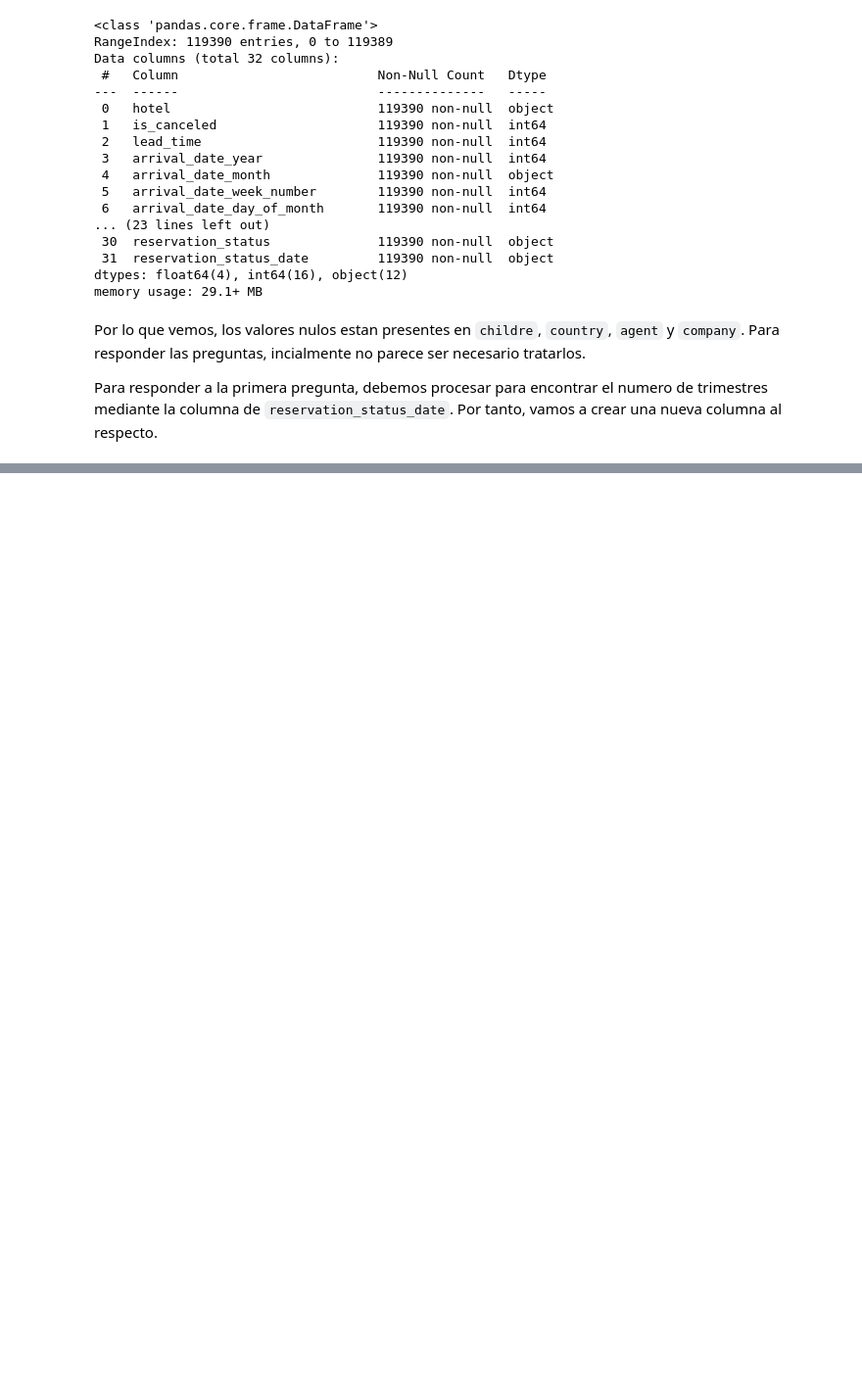
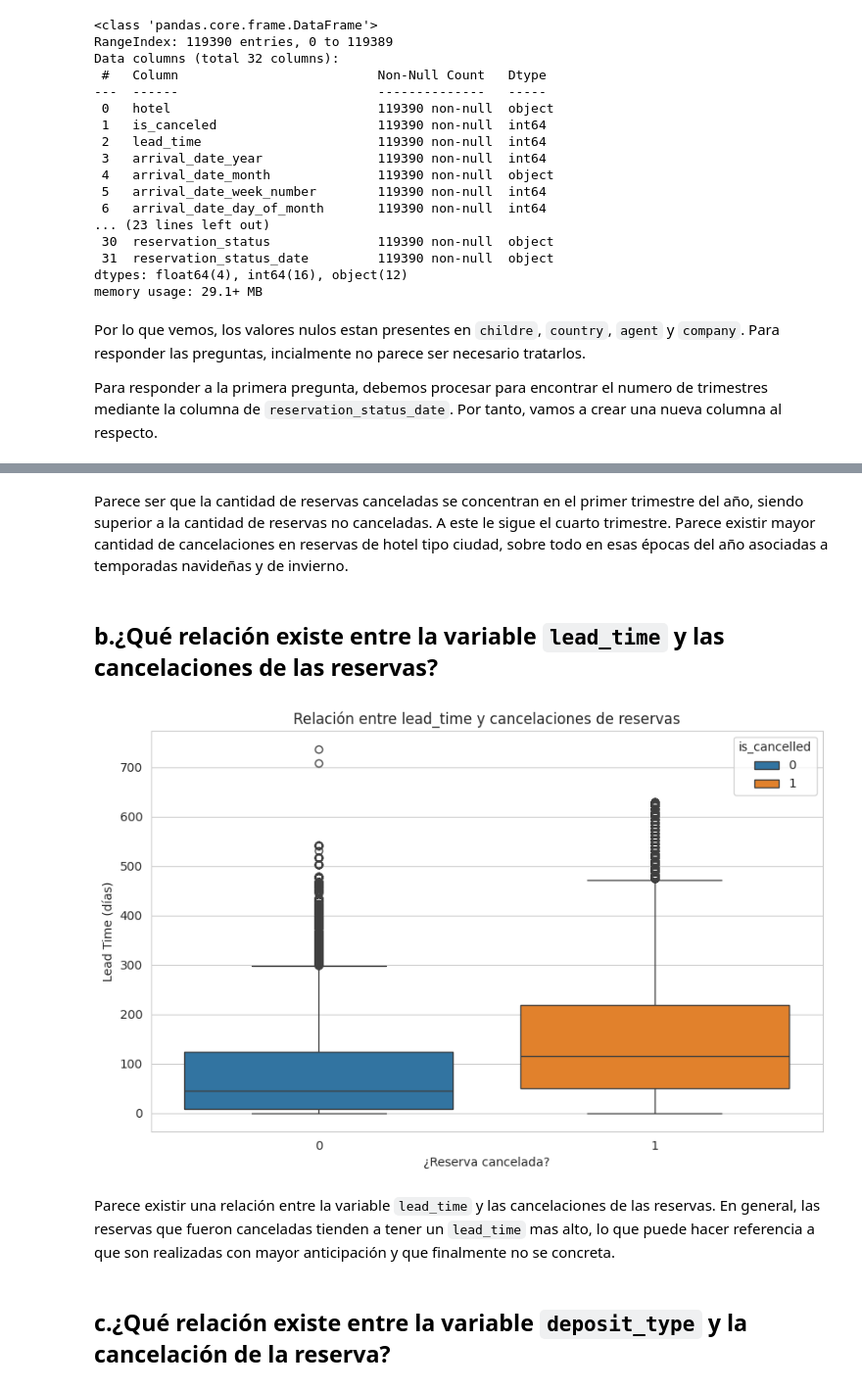
Before and after one commit to Chrissroman/md004_ha_dv, a Jupyter notebook: notebooks/S6T3_AccomodationNights_ChristianR_20260427.ipynb, the cells around one changed output, grey strips where cells are left out. Shown at 98% size. Saved outputs shown, nothing was run; the diff lists cells and outputs as text; code cells hidden in the pictures; blank space fills up the shorter version.

```diff
--- a/notebooks/S6T3_AccomodationNights_ChristianR_20260427.ipynb
+++ b/notebooks/S6T3_AccomodationNights_ChristianR_20260427.ipynb
@@ -106,0 +127,19 @@ df
+# %% [markdown]
+Parece ser que la cantidad de reservas canceladas se concentran en el primer trimestre del año, siendo superior a la cantidad de reservas no canceladas. A este le sigue el cuarto trimestre. Parece existir mayor cantidad de cancelaciones en reservas de hotel tipo ciudad, sobre todo en esas épocas del año asociadas a temporadas navideñas y de invierno.
+# %% [markdown]
+## b.¿Qué relación existe entre la variable `lead_time` y las cancelaciones de las reservas?
+# %%
+fig, ax = plt.subplots(figsize=(10, 6))
+
+sns.boxplot(data=df, x='is_cancelled', y='lead_time', ax=ax, hue='is_cancelled', dodge=False)
+ax.set_title('Relación entre lead_time y cancelaciones de reservas')
+ax.set_xlabel('¿Reserva cancelada?')
+ax.set_ylabel('Lead Time (días)')
+
+plt.show()
+# %% [output]
+[figure, added]
+# %% [markdown]
+Parece existir una relación entre la variable `lead_time` y las cancelaciones de las reservas. En general, las reservas que fueron canceladas tienden a tener un `lead_time` mas alto, lo que puede hacer referencia a que son realizadas con mayor anticipación y que finalmente no se concreta.
+# %% [markdown]
+## c.¿Qué relación existe entre la variable `deposit_type` y la cancelación de la reserva?
```
Also changed, not shown: parts of 16 cells of this notebook.
